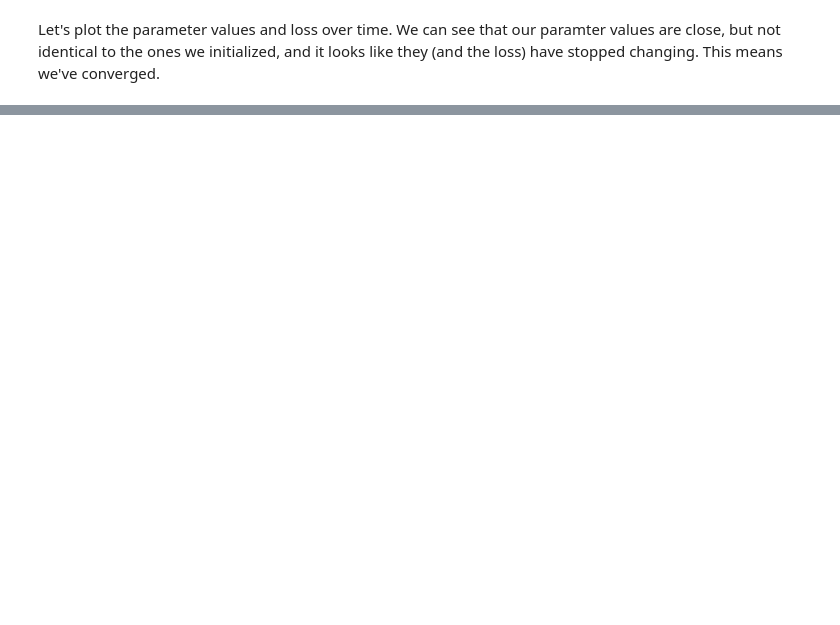
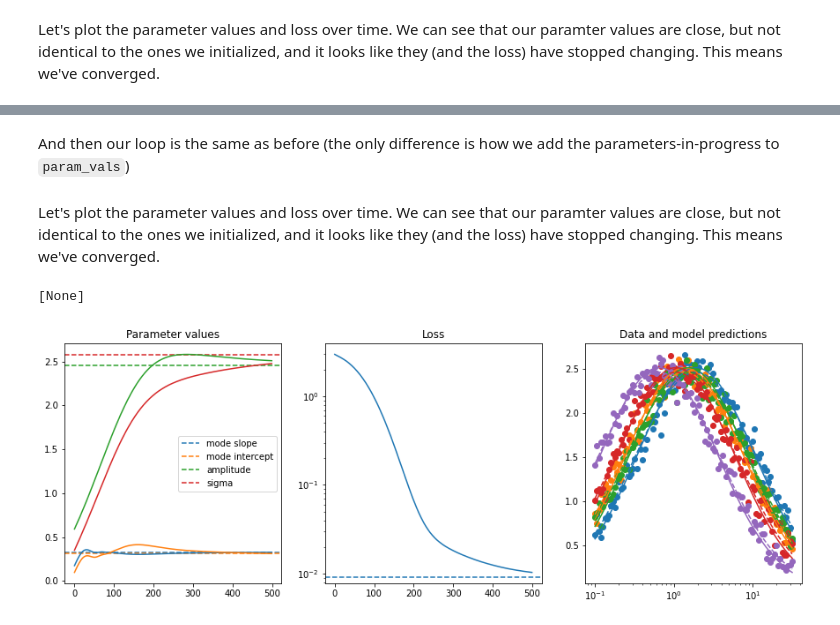
Before and after one commit to billbrod/pytorch_introduction, a Jupyter notebook: pytorch_intro.ipynb, the cells around one changed output, grey strips where cells are left out. Drawn from its saved outputs; the diff is of its cells as text; code cells hidden in the pictures; blank space fills up the shorter version.

```diff
--- a/pytorch_intro.ipynb
+++ b/pytorch_intro.ipynb
@@ -484,0 +537,2 @@ Text(0.5, 1.0, 'Data and model predictions')
+# %% [markdown]
+And then our loop is the same as before (the only difference is how we add the parameters-in-progress to `param_vals`)
@@ -484,0 +542,50 @@ Text(0.5, 1.0, 'Data and model predictions')
+# %%
+current_params = {}
+pbar = tqdm(range(500))
+for i in pbar:
+    # these next four lines are the core of the loop:
+    # 1. generate the prediction
+    y_pred = voxels(x, voxel_ecc)
+    # 2. compute the loss
+    loss = obj_func(y, y_pred)
+    # 3. Reset the gradients (see https://stackoverflow.com/a/48009142 for why this is necessary)
+    optim.zero_grad()
+    # 4. compute the gradients of the loss wrt to each parameter ("run the backwards pass")
+    loss.backward()
+    # 5. update all the parameters ("step the optimizer")
+    optim.step()
+    # these next lines are just to keep track of the loss and parameter values over time
+    # .item() and .clone().detach() do the same thing -- make sure that we just get the *value*,
+    # rather than the *object* itself (which will update on each loop) (.item() only works for scalars)
+    losses.append(loss.item())
+#     print(list(voxels.named_parameters()))
+    for k, v in voxels.named_parameters():
+        current_params[k] = v.clone().detach()
+        param_vals[k] = torch.concat([param_vals[k], v.clone().detach()], -1)
+    pbar.set_postfix(loss=losses[-1], **current_params)
+# %% [markdown]
+Let's plot the parameter values and loss over time. We can see that our paramter values are close, but not identical to the ones we initialized, and it looks like they (and the loss) have stopped changing. This means we've converged.
+# %%
+fig, axes = plt.subplots(1, 3, figsize=(15, 5))
+axes[0].set_title('Parameter values')
+axes[0].axhline(mode_slope, c='C0', linestyle='--')
+axes[0].axhline(mode_intercept, c='C1', linestyle='--')
+axes[0].axhline(amp, c='C2', linestyle='--')
+axes[0].axhline(sigma, c='C3', linestyle='--')
+axes[0].legend(['mode slope', 'mode intercept', 'amplitude', 'sigma'])
+for k in ['mode_slope', 'mode_intercept', 'amplitude', 'sigma']:
+    axes[0].plot(param_vals[k].T)
+axes[1].semilogy(losses)
+axes[1].set_title("Loss")
+axes[1].axhline(obj_func(y, log_gauss(x, amp, params_to_modes(voxel_ecc, mode_slope, mode_intercept), sigma)), linestyle='--')
+for y_ in y:
+    axes[2].scatter(x, y_)
+for i, y_ in enumerate(voxels(x, voxel_ecc).detach()):
+    axes[2].plot(x, y_, f'C{i}')
+for i, y_ in enumerate(log_gauss(x, amp, params_to_modes(voxel_ecc, mode_slope, mode_intercept), sigma)):
+    axes[2].plot(x, y_, f'C{i}--')
+axes[2].set_title("Data and model predictions")
+axes[2].set(xscale='log')
+# %% [output]
+[None]
+[figure, added]
```
Also changed, not shown: parts of 31 cells of this notebook.
